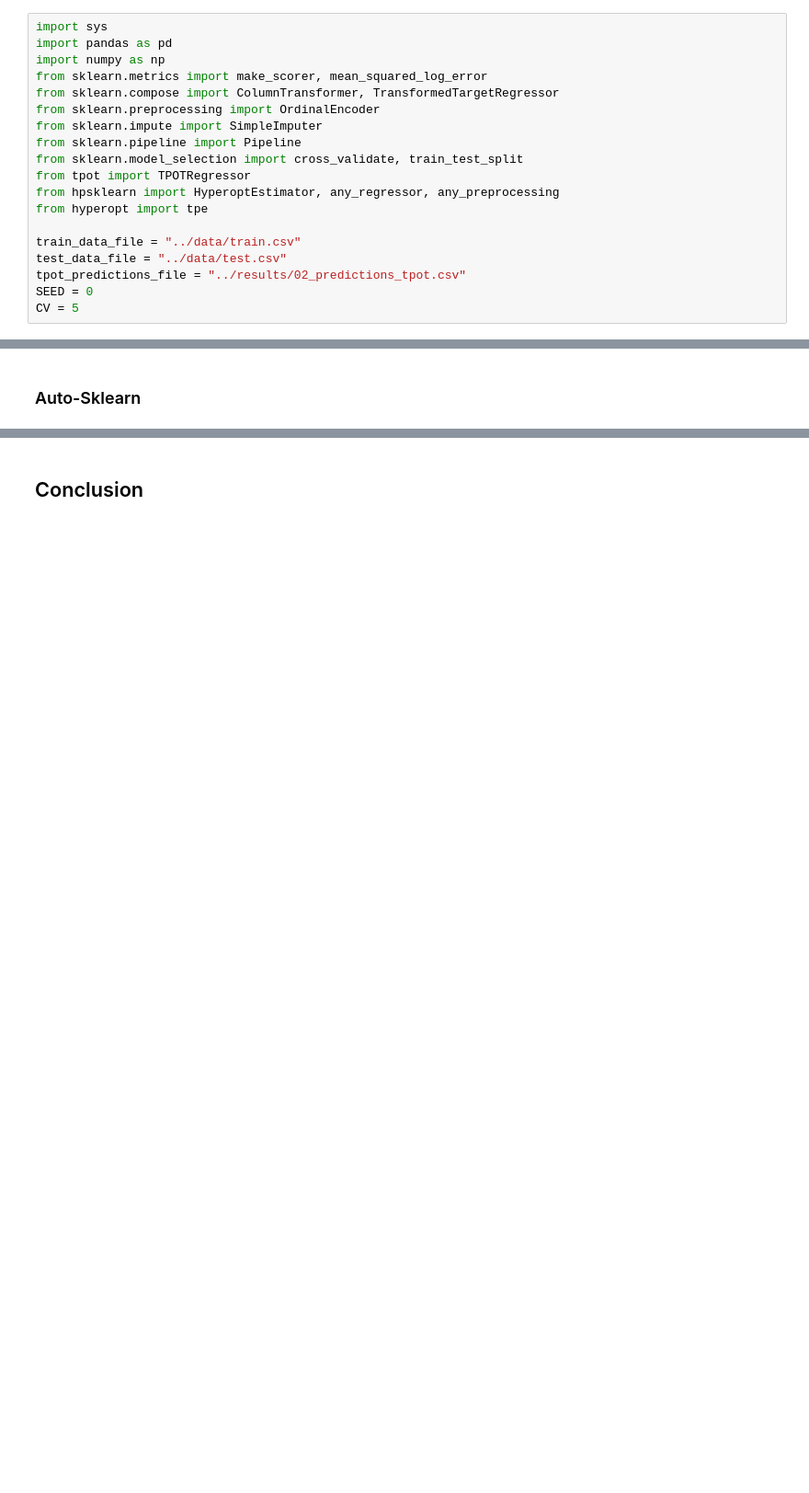
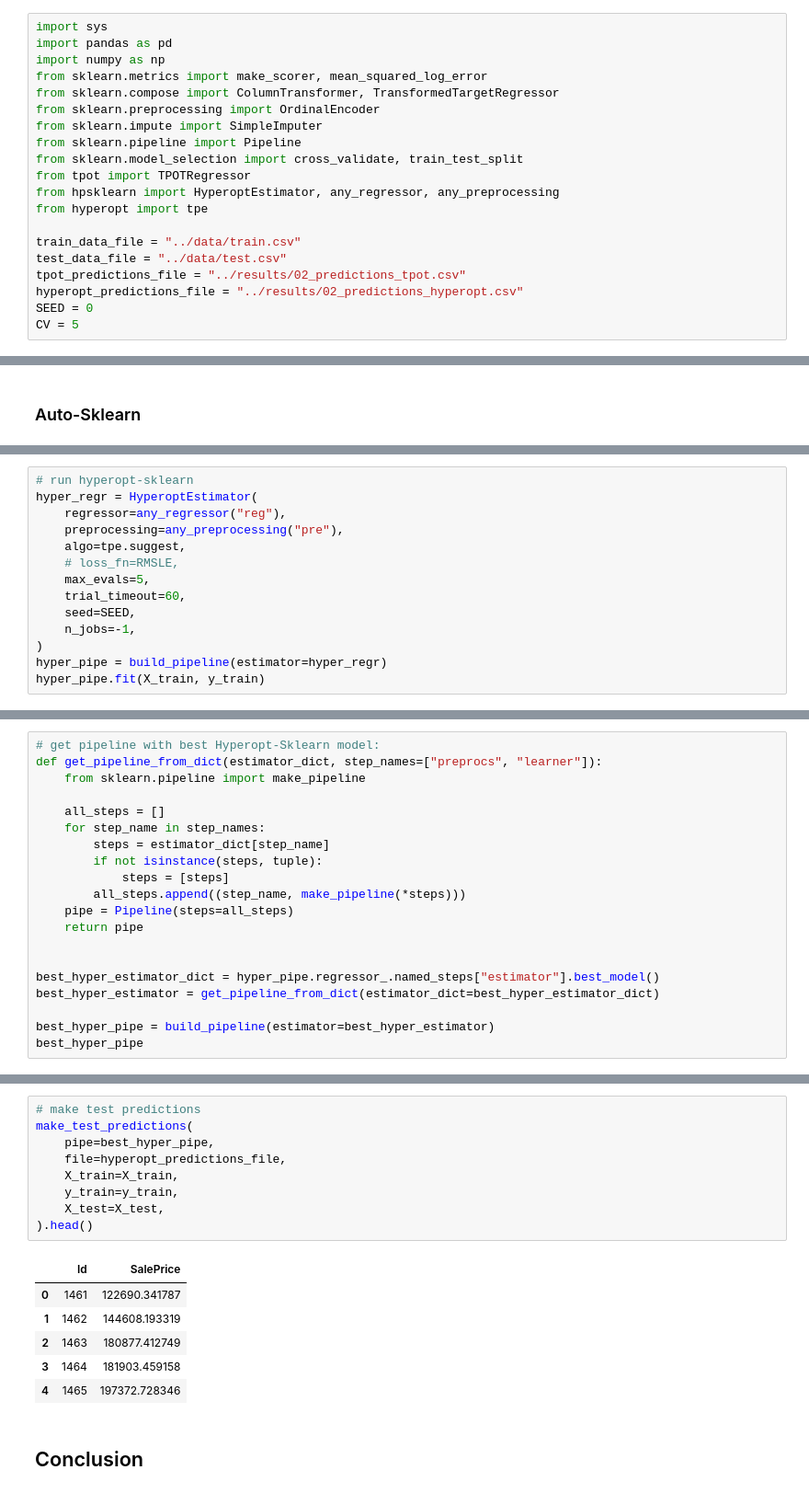
Before and after one commit to ronja-s/ames_housing_prices, a Jupyter notebook: jupyter_notebooks/02_automl.ipynb, the cells around one changed output, grey strips where cells are left out. Shown at 92% size. Cells and saved outputs as stored; diff of their text form; blank space fills up the shorter version.

Commit message:
Add hyperopt-sklearn code

```diff
--- a/jupyter_notebooks/02_automl.ipynb
+++ b/jupyter_notebooks/02_automl.ipynb
@@ -26,6 +26,7 @@ from hyperopt import tpe
 train_data_file = "../data/train.csv"
 test_data_file = "../data/test.csv"
 tpot_predictions_file = "../results/02_predictions_tpot.csv"
+hyperopt_predictions_file = "../results/02_predictions_hyperopt.csv"
 SEED = 0
 CV = 5
 # %% [markdown]
@@ -249,0 +269,14 @@ prediction_df.head()
+# %%
+# run hyperopt-sklearn
+hyper_regr = HyperoptEstimator(
+    regressor=any_regressor("reg"),
+    preprocessing=any_preprocessing("pre"),
+    algo=tpe.suggest,
+    # loss_fn=RMSLE,
+    max_evals=5,
+    trial_timeout=60,
+    seed=SEED,
+    n_jobs=-1,
+)
+hyper_pipe = build_pipeline(estimator=hyper_regr)
+hyper_pipe.fit(X_train, y_train)
@@ -249,0 +304,20 @@ prediction_df.head()
+# %%
+# get pipeline with best Hyperopt-Sklearn model:
+def get_pipeline_from_dict(estimator_dict, step_names=["preprocs", "learner"]):
+    from sklearn.pipeline import make_pipeline
+
+    all_steps = []
+    for step_name in step_names:
+        steps = estimator_dict[step_name]
+        if not isinstance(steps, tuple):
+            steps = [steps]
+        all_steps.append((step_name, make_pipeline(*steps)))
+    pipe = Pipeline(steps=all_steps)
+    return pipe
+
+
+best_hyper_estimator_dict = hyper_pipe.regressor_.named_steps["estimator"].best_model()
+best_hyper_estimator = get_pipeline_from_dict(estimator_dict=best_hyper_estimator_dict)
+
+best_hyper_pipe = build_pipeline(estimator=best_hyper_estimator)
+best_hyper_pipe
@@ -250,2 +348,18 @@ prediction_df.head()
+# %%
+# make test predictions
+make_test_predictions(
+    pipe=best_hyper_pipe,
+    file=hyperopt_predictions_file,
+    X_train=X_train,
+    y_train=y_train,
+    X_test=X_test,
+).head()
+# %% [output]
+|  | Id | SalePrice |
+| 0 | 1461 | 122690.341787 |
+| 1 | 1462 | 144608.193319 |
+| 2 | 1463 | 180877.412749 |
+| 3 | 1464 | 181903.459158 |
+| 4 | 1465 | 197372.728346 |
 # %% [markdown]
 ## Conclusion <a class="anchor"  id="conclusion"></a>
```
Also changed, not shown: parts of 13 cells of this notebook, 1 other file.
